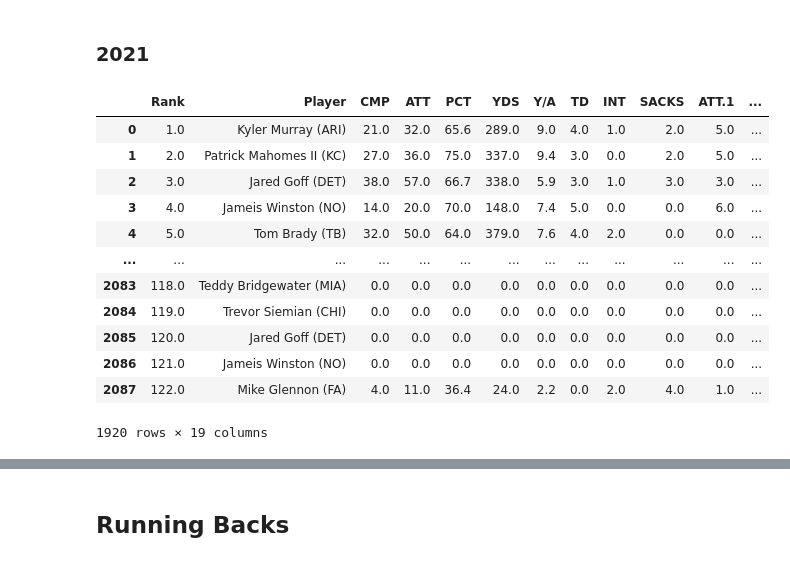
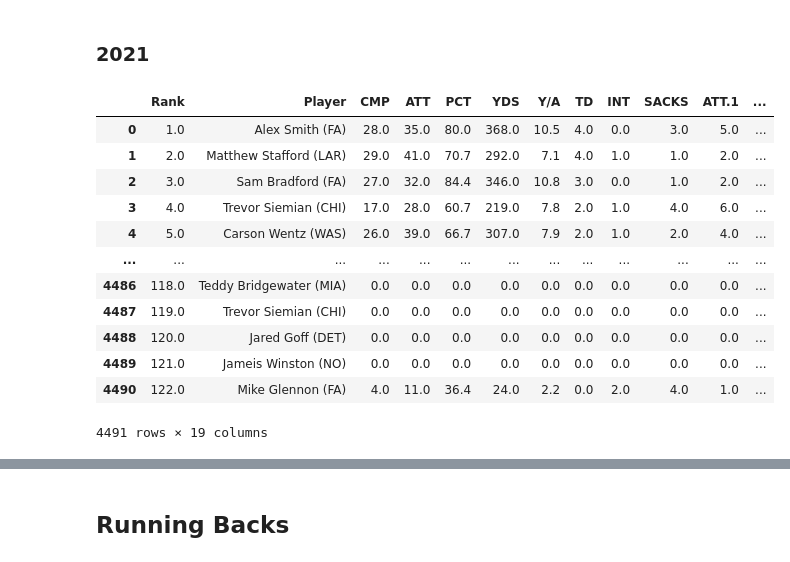
Before and after one commit to meljoy1099/fantasy-football-draft-analysis, a Jupyter notebook: Format FP Data for Time Series.ipynb, the cells around one changed output, grey strips where cells are left out. Drawn from its saved outputs; the diff is of its cells as text; code cells hidden in the pictures.

```diff
--- a/Format FP Data for Time Series.ipynb
+++ b/Format FP Data for Time Series.ipynb
@@ -0,0 +47,5 @@
+# %%
+pd.set_option('display.max_rows', 500)
+player_adp = player_adp.rename(columns = {'player_team':'Player'})
+player_adp = player_adp.head(200)
+player_adp
@@ -274,22 +250,28 @@ qb_2021_list[12]['Date'] = pd.to_datetime('12/2/2021')
 qb_2021_list[13]['Date'] = pd.to_datetime('12/9/2021')
 qb_2021_list[14]['Date'] = pd.to_datetime('12/16/2021')
 qb_2021_list[15]['Date'] = pd.to_datetime('12/23/2021')
-qb_2021_list[16]['Date'] = pd.to_datetime('1/2/2021')
+qb_2021_list[16]['Date'] = pd.to_datetime('1/2/2022')
 
 # Merge dataframe with dates
 qb_2021_df = pd.concat(qb_2021_list, axis=0, ignore_index=True).dropna()
-qb_2021_df
-# %% [output]
-|  | Rank | Player | CMP | ATT | PCT | YDS | Y/A | TD | INT | SACKS | ATT.1 | ... |
-| 0 | 1.0 | Kyler Murray (ARI) | 21.0 | 32.0 | 65.6 | 289.0 | 9.0 | 4.0 | 1.0 | 2.0 | 5.0 | ... |
-| 1 | 2.0 | Patrick Mahomes II (KC) | 27.0 | 36.0 | 75.0 | 337.0 | 9.4 | 3.0 | 0.0 | 2.0 | 5.0 | ... |
-| 2 | 3.0 | Jared Goff (DET) | 38.0 | 57.0 | 66.7 | 338.0 | 5.9 | 3.0 | 1.0 | 3.0 | 3.0 | ... |
-| 3 | 4.0 | Jameis Winston (NO) | 14.0 | 20.0 | 70.0 | 148.0 | 7.4 | 5.0 | 0.0 | 0.0 | 6.0 | ... |
-| 4 | 5.0 | Tom Brady (TB) | 32.0 | 50.0 | 64.0 | 379.0 | 7.6 | 4.0 | 2.0 | 0.0 | 0.0 | ... |
-| ... | ... | ... | ... | ... | ... | ... | ... | ... | ... | ... | ... | ... |
-| 2083 | 118.0 | Teddy Bridgewater (MIA) | 0.0 | 0.0 | 0.0 | 0.0 | 0.0 | 0.0 | 0.0 | 0.0 | 0.0 | ... |
-| 2084 | 119.0 | Trevor Siemian (CHI) | 0.0 | 0.0 | 0.0 | 0.0 | 0.0 | 0.0 | 0.0 | 0.0 | 0.0 | ... |
-| 2085 | 120.0 | Jared Goff (DET) | 0.0 | 0.0 | 0.0 | 0.0 | 0.0 | 0.0 | 0.0 | 0.0 | 0.0 | ... |
-| 2086 | 121.0 | Jameis Winston (NO) | 0.0 | 0.0 | 0.0 | 0.0 | 0.0 | 0.0 | 0.0 | 0.0 | 0.0 | ... |
-| 2087 | 122.0 | Mike Glennon (FA) | 4.0 | 11.0 | 36.4 | 24.0 | 2.2 | 0.0 | 2.0 | 4.0 | 1.0 | ... |
-1920 rows × 19 columns
+# %%
+# Make list of dataframe to merge all 5 year together
+qb_list = [qb_2017_df, qb_2018_df, qb_2019_df, qb_2020_df, qb_2021_df]
+
+# Merge dataframes
+qb_df = pd.concat(qb_list, axis=0, ignore_index=True).dropna()
+qb_df
+# %% [output]
+|  | Rank | Player | CMP | ATT | PCT | YDS | Y/A | TD | INT | SACKS | ATT.1 | ... |
+| 0 | 1.0 | Alex Smith (FA) | 28.0 | 35.0 | 80.0 | 368.0 | 10.5 | 4.0 | 0.0 | 3.0 | 5.0 | ... |
+| 1 | 2.0 | Matthew Stafford (LAR) | 29.0 | 41.0 | 70.7 | 292.0 | 7.1 | 4.0 | 1.0 | 1.0 | 2.0 | ... |
+| 2 | 3.0 | Sam Bradford (FA) | 27.0 | 32.0 | 84.4 | 346.0 | 10.8 | 3.0 | 0.0 | 1.0 | 2.0 | ... |
+| 3 | 4.0 | Trevor Siemian (CHI) | 17.0 | 28.0 | 60.7 | 219.0 | 7.8 | 2.0 | 1.0 | 4.0 | 6.0 | ... |
+| 4 | 5.0 | Carson Wentz (WAS) | 26.0 | 39.0 | 66.7 | 307.0 | 7.9 | 2.0 | 1.0 | 2.0 | 4.0 | ... |
+| ... | ... | ... | ... | ... | ... | ... | ... | ... | ... | ... | ... | ... |
+| 4486 | 118.0 | Teddy Bridgewater (MIA) | 0.0 | 0.0 | 0.0 | 0.0 | 0.0 | 0.0 | 0.0 | 0.0 | 0.0 | ... |
+| 4487 | 119.0 | Trevor Siemian (CHI) | 0.0 | 0.0 | 0.0 | 0.0 | 0.0 | 0.0 | 0.0 | 0.0 | 0.0 | ... |
+| 4488 | 120.0 | Jared Goff (DET) | 0.0 | 0.0 | 0.0 | 0.0 | 0.0 | 0.0 | 0.0 | 0.0 | 0.0 | ... |
+| 4489 | 121.0 | Jameis Winston (NO) | 0.0 | 0.0 | 0.0 | 0.0 | 0.0 | 0.0 | 0.0 | 0.0 | 0.0 | ... |
+| 4490 | 122.0 | Mike Glennon (FA) | 4.0 | 11.0 | 36.4 | 24.0 | 2.2 | 0.0 | 2.0 | 4.0 | 1.0 | ... |
+4491 rows × 19 columns
```
Also changed, not shown: parts of 37 cells of this notebook, 4 other files.
